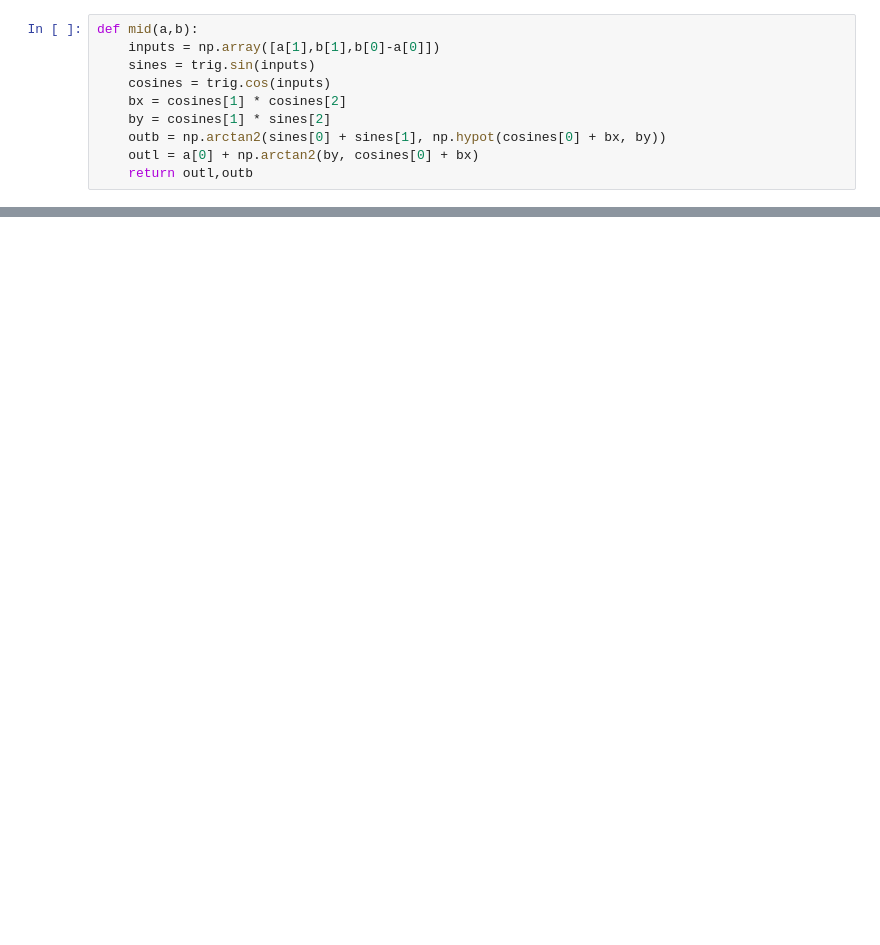
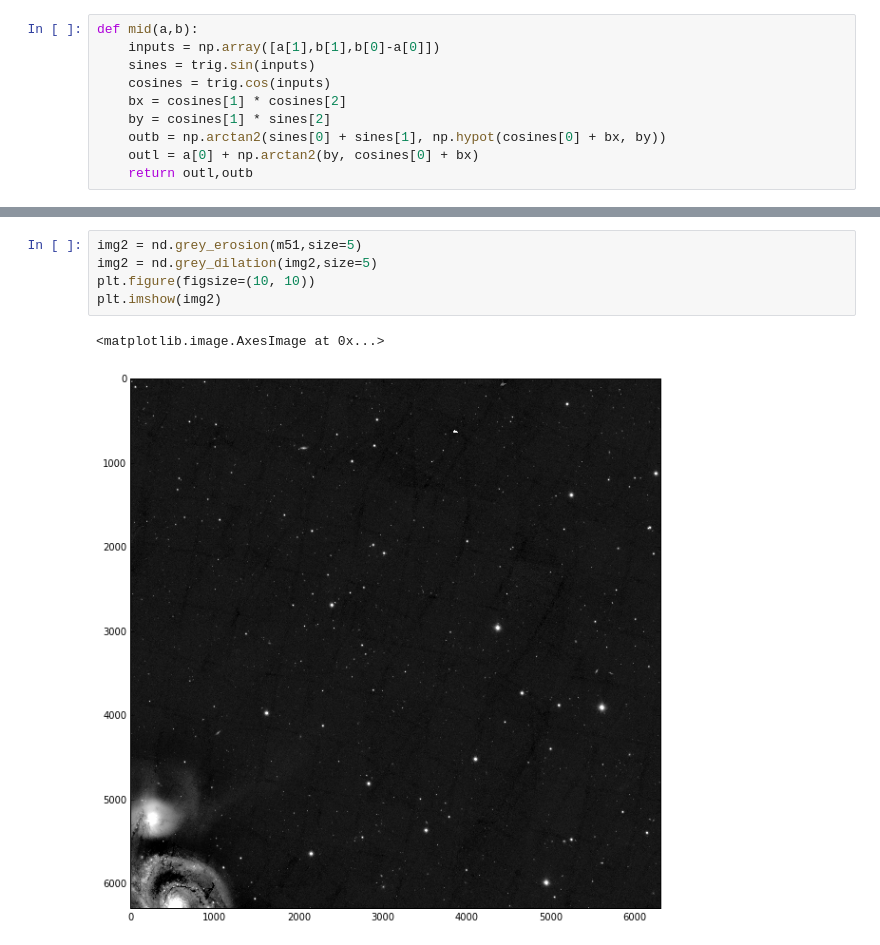
Before and after one commit to ceb8/toastPanstarrs, a Jupyter notebook: experiments.ipynb, the cells around one changed output, grey strips where cells are left out. Drawn from its saved outputs; the diff is of its cells as text; blank space fills up the shorter version.

```diff
--- a/experiments.ipynb
+++ b/experiments.ipynb
@@ -441,0 +309,8 @@ def mid(a,b):
+# %%
+img2 = nd.grey_erosion(m51,size=5)
+img2 = nd.grey_dilation(img2,size=5)
+plt.figure(figsize=(10, 10))
+plt.imshow(img2)
+# %% [output]
+<matplotlib.image.AxesImage at 0x...>
+[figure, added]
```
Also changed, not shown: parts of 48 cells of this notebook, 7 other files.
